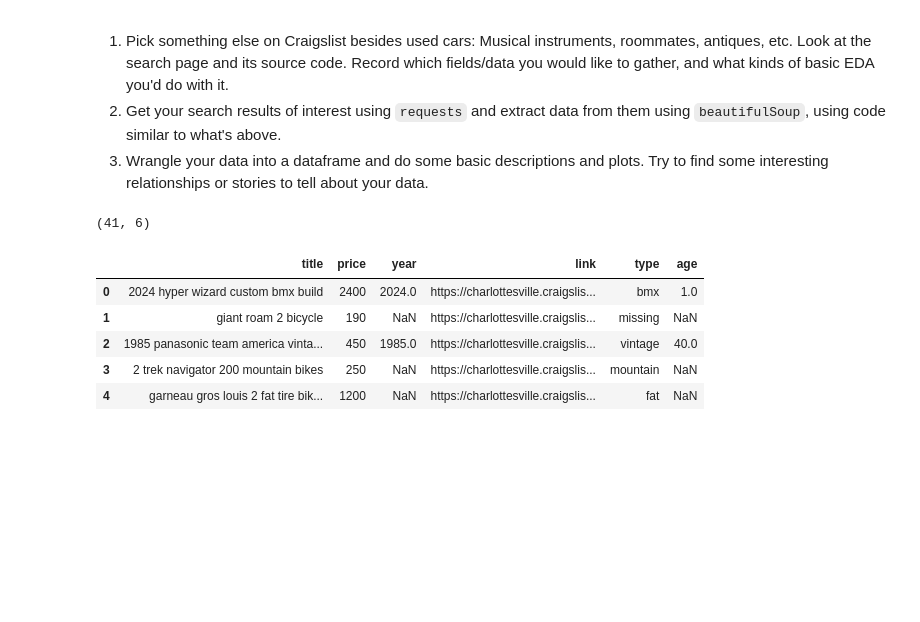
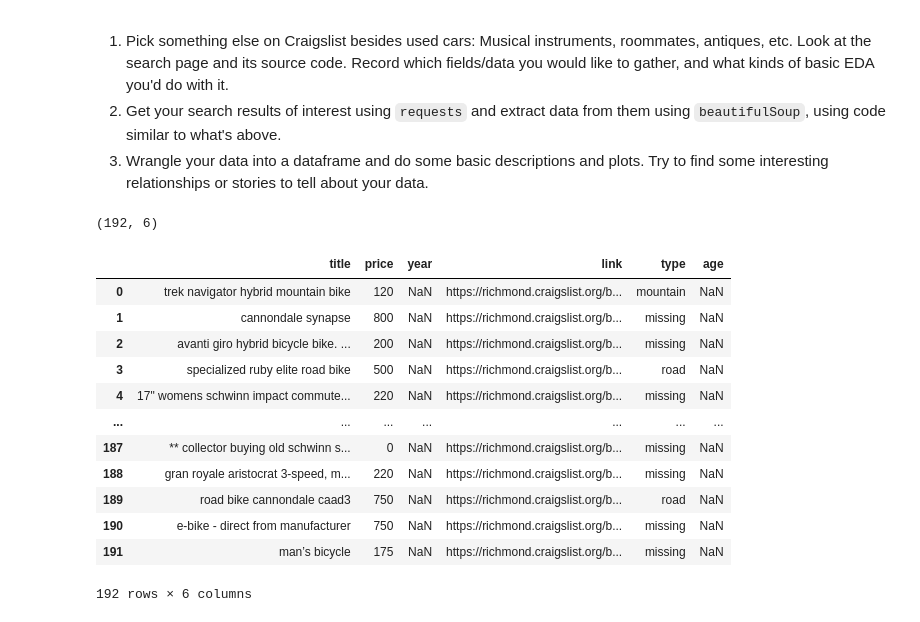
Before and after one commit to conorgibbons147/wrangling, a Jupyter notebook: lab/lab_notebook.ipynb, the cells around one changed output. Cells and saved outputs as stored; diff of their text form; code cells hidden in the pictures; blank space fills up the shorter version.

```diff
--- a/lab/lab_notebook.ipynb
+++ b/lab/lab_notebook.ipynb
@@ -213,7 +213,7 @@ log_age    -0.397748  1.000000
 3. Wrangle your data into a dataframe and do some basic descriptions and plots. Try to find some interesting relationships or stories to tell about your data.
 # %%
 header = {'User-Agent': 'Mozilla/5.0 (Windows NT 10.0; Win64; x64; rv:124.0) Gecko/20100101 Firefox/124.0'} # How we wish to appear to CL
-url = 'https://charlottesville.craigslist.org/search/bia#search=1~gallery~0~0' # Bikes
+url = 'https://richmond.craigslist.org/search/bia#search=1~gallery~0~0' # Bikes in Richmond, I started in Charlottesville first but there was very little data
 raw = requests.get(url,headers=header) # Get page
 # %%
 from bs4 import BeautifulSoup as soup # HTML parser
@@ -245,22 +245,29 @@ for k in range( len(listings) ):
 # %%
 ## Wrangle the data
 df = pd.DataFrame.from_dict(data)
 df['price'] = df['price'].str.replace('$','')
 df['price'] = df['price'].str.replace(',','')
 df['price'] = pd.to_numeric(df['price'],errors='coerce')
 df['year'] = pd.to_numeric(df['year'],errors='coerce')
 df['age'] = 2025-df['year']
 print(df.shape)
 df.to_csv('./src/craigslist_cville_bikes.csv') # Save data in case of a disaster
-df.head()
+df#.head()
 # %% [output]
-(41, 6)
+(192, 6)
 |  | title | price | year | link | type | age |
-| 0 | 2024 hyper wizard custom bmx build | 2400 | 2024.0 | https://charlottesville.craigslis... | bmx | 1.0 |
-| 1 | giant roam 2 bicycle | 190 | NaN | https://charlottesville.craigslis... | missing | NaN |
-| 2 | 1985 panasonic team america vinta... | 450 | 1985.0 | https://charlottesville.craigslis... | vintage | 40.0 |
-| 3 | 2 trek navigator 200 mountain bikes | 250 | NaN | https://charlottesville.craigslis... | mountain | NaN |
-| 4 | garneau gros louis 2 fat tire bik... | 1200 | NaN | https://charlottesville.craigslis... | fat | NaN |
+| 0 | trek navigator hybrid mountain bike | 120 | NaN | https://richmond.craigslist.org/b... | mountain | NaN |
+| 1 | cannondale synapse | 800 | NaN | https://richmond.craigslist.org/b... | missing | NaN |
+| 2 | avanti giro hybrid bicycle bike. ... | 200 | NaN | https://richmond.craigslist.org/b... | missing | NaN |
+| 3 | specialized ruby elite road bike | 500 | NaN | https://richmond.craigslist.org/b... | road | NaN |
+| 4 | 17" womens schwinn impact commute... | 220 | NaN | https://richmond.craigslist.org/b... | missing | NaN |
+| ... | ... | ... | ... | ... | ... | ... |
+| 187 | ** collector buying old schwinn s... | 0 | NaN | https://richmond.craigslist.org/b... | missing | NaN |
+| 188 | gran royale aristocrat 3-speed, m... | 220 | NaN | https://richmond.craigslist.org/b... | missing | NaN |
+| 189 | road bike cannondale caad3 | 750 | NaN | https://richmond.craigslist.org/b... | road | NaN |
+| 190 | e-bike - direct from manufacturer | 750 | NaN | https://richmond.craigslist.org/b... | missing | NaN |
+| 191 | man’s bicycle | 175 | NaN | https://richmond.craigslist.org/b... | missing | NaN |
+192 rows × 6 columns
 # %%
 print(df['price'].describe())
 df['price'].hist(grid=False)
```
Also changed, not shown: parts of 9 cells of this notebook, 2 other files.
